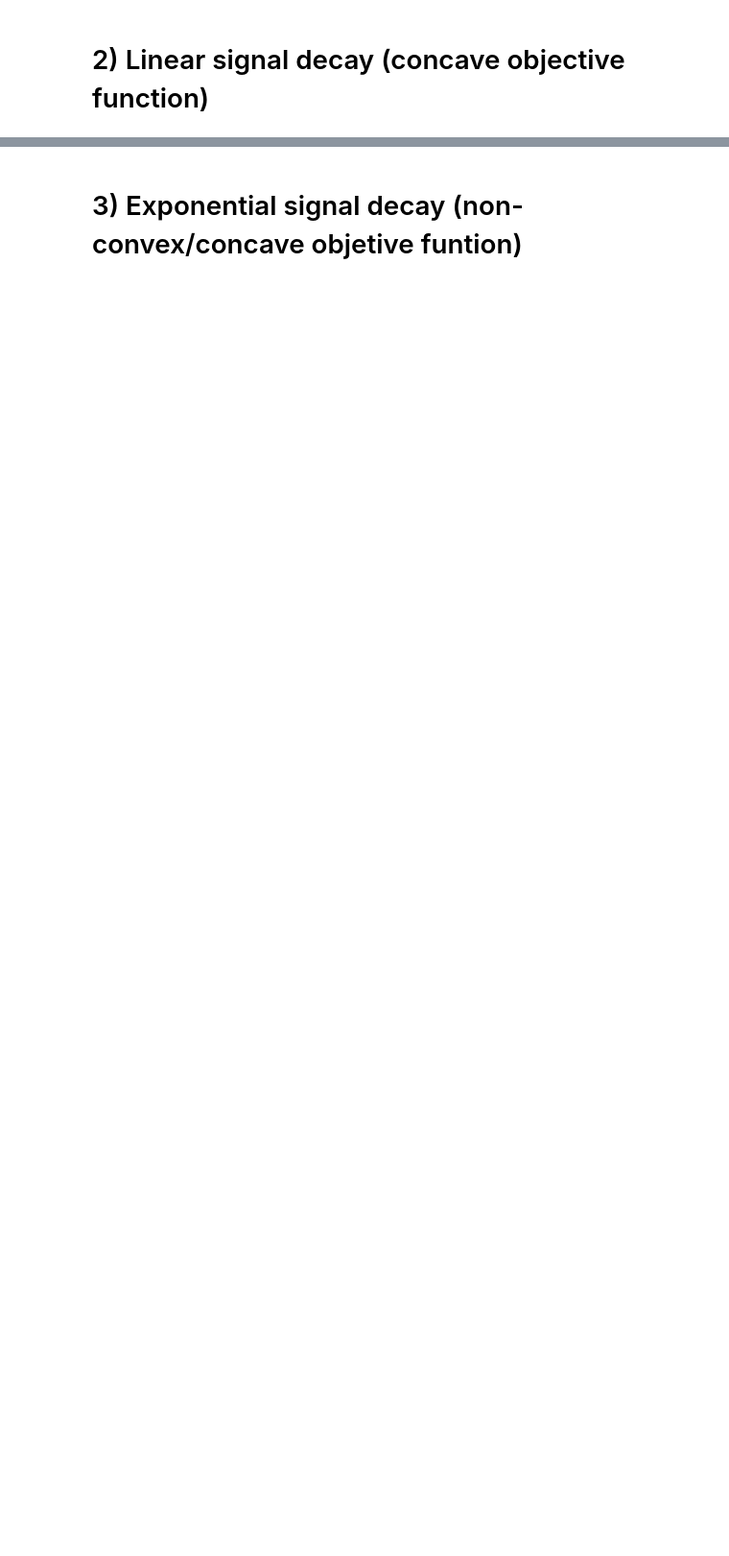
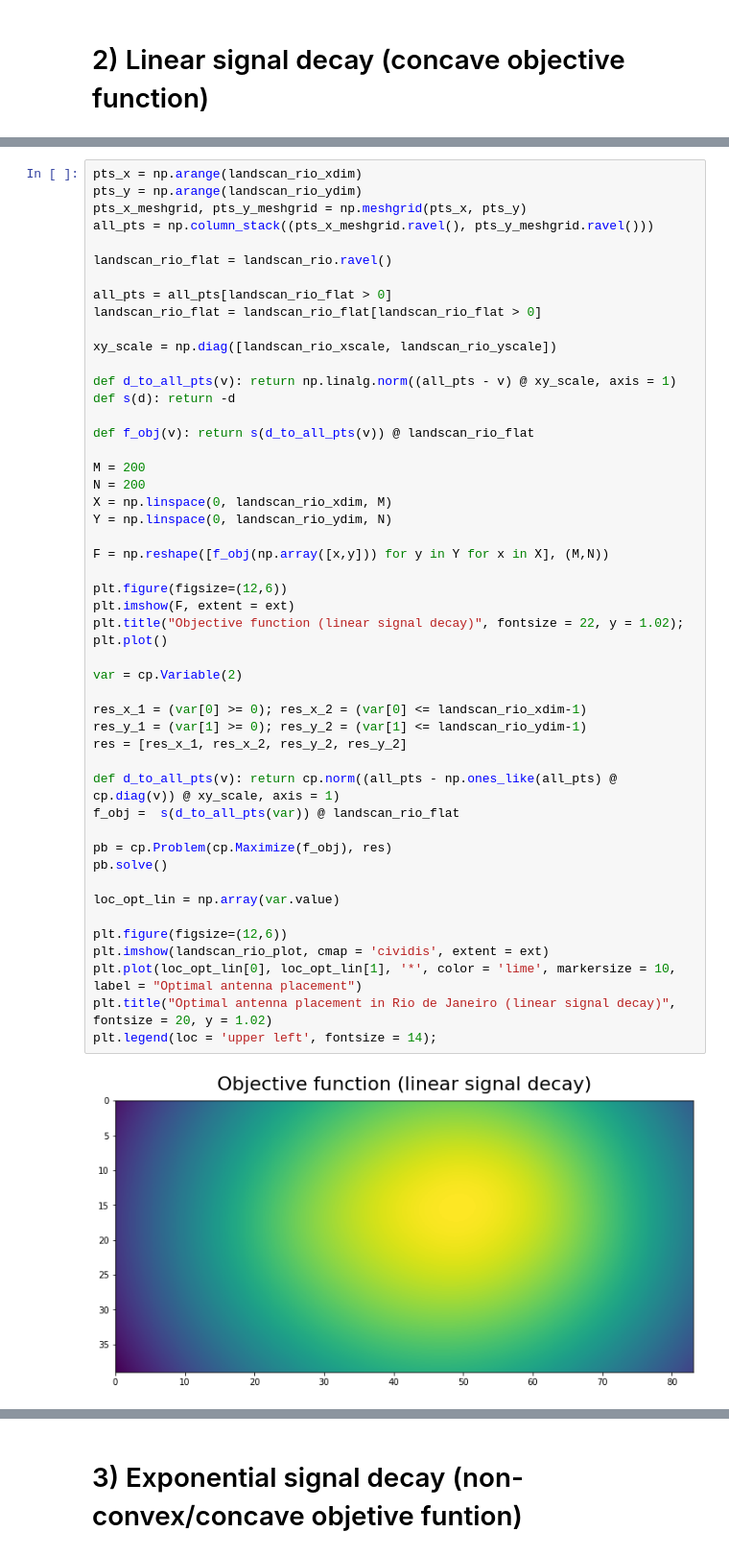
Before and after one commit to Luan-Lima-Freitas/Antenna-Placement-Optimization, a Jupyter notebook: Antenna_Placement_Optim.ipynb, the cells around one changed output, grey strips where cells are left out. Shown at 96% size. Cells and saved outputs as stored; diff of their text form; blank space fills up the shorter version.

```diff
--- a/Antenna_Placement_Optim.ipynb
+++ b/Antenna_Placement_Optim.ipynb
@@ -81,0 +44,51 @@ plt.legend(loc = 'upper left', fontsize = 14);
+# %%
+pts_x = np.arange(landscan_rio_xdim)
+pts_y = np.arange(landscan_rio_ydim)
+pts_x_meshgrid, pts_y_meshgrid = np.meshgrid(pts_x, pts_y)
+all_pts = np.column_stack((pts_x_meshgrid.ravel(), pts_y_meshgrid.ravel()))
+
+landscan_rio_flat = landscan_rio.ravel()
+
+all_pts = all_pts[landscan_rio_flat > 0]
+landscan_rio_flat = landscan_rio_flat[landscan_rio_flat > 0]
+
+xy_scale = np.diag([landscan_rio_xscale, landscan_rio_yscale])
+
+def d_to_all_pts(v): return np.linalg.norm((all_pts - v) @ xy_scale, axis = 1)
+def s(d): return -d
+
+def f_obj(v): return s(d_to_all_pts(v)) @ landscan_rio_flat
+
+M = 200
+N = 200
+X = np.linspace(0, landscan_rio_xdim, M)
+Y = np.linspace(0, landscan_rio_ydim, N)
+
+F = np.reshape([f_obj(np.array([x,y])) for y in Y for x in X], (M,N))
+
+plt.figure(figsize=(12,6))
+plt.imshow(F, extent = ext)
+plt.title("Objective function (linear signal decay)", fontsize = 22, y = 1.02);
+plt.plot()
+
+var = cp.Variable(2)
+
+res_x_1 = (var[0] >= 0); res_x_2 = (var[0] <= landscan_rio_xdim-1)
+res_y_1 = (var[1] >= 0); res_y_2 = (var[1] <= landscan_rio_ydim-1)
+res = [res_x_1, res_x_2, res_y_2, res_y_2]
+
+def d_to_all_pts(v): return cp.norm((all_pts - np.ones_like(all_pts) @ cp.diag(v)) @ xy_scale, axis = 1)
+f_obj =  s(d_to_all_pts(var)) @ landscan_rio_flat
+
+pb = cp.Problem(cp.Maximize(f_obj), res)
+pb.solve()
+
+loc_opt_lin = np.array(var.value)
+
+plt.figure(figsize=(12,6))
+plt.imshow(landscan_rio_plot, cmap = 'cividis', extent = ext)
+plt.plot(loc_opt_lin[0], loc_opt_lin[1], '*', color = 'lime', markersize = 10, label = "Optimal antenna placement")
+plt.title("Optimal antenna placement in Rio de Janeiro (linear signal decay)", fontsize = 20, y = 1.02)
+plt.legend(loc = 'upper left', fontsize = 14);
+# %% [output]
+[figure, added]
```
Also changed, not shown: parts of 41 cells of this notebook.
